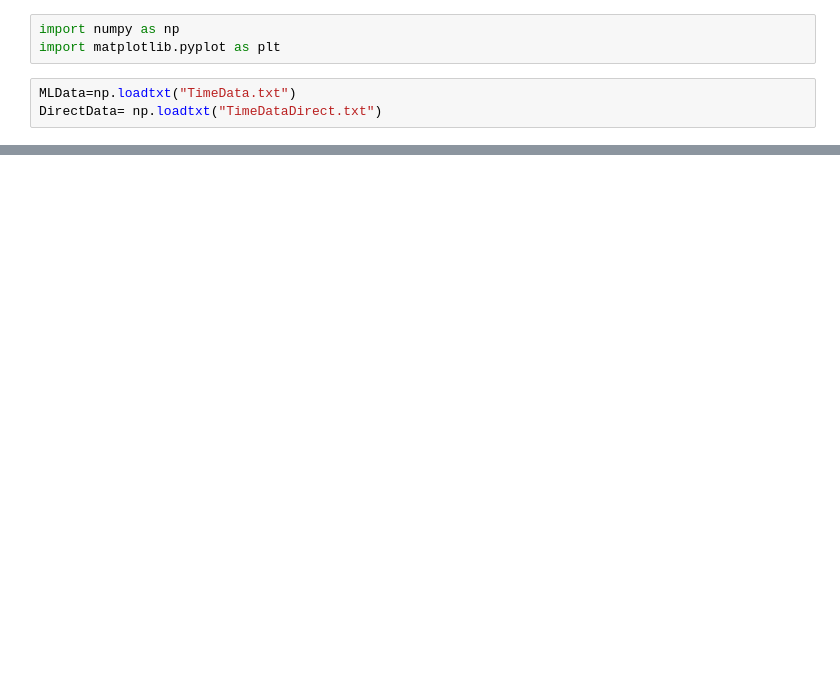
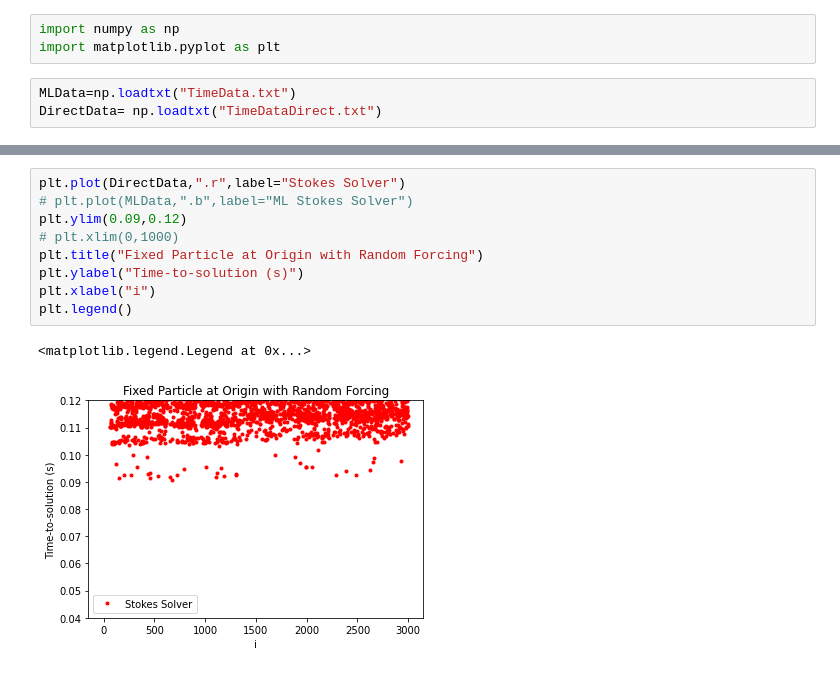
Before and after one commit to ML4FnP/GMRES-Learning-CPP, a Jupyter notebook: demo/PlotTimeResults.ipynb, the cells around one changed output, grey strips where cells are left out. Saved outputs shown, nothing was run; the diff lists cells and outputs as text; blank space fills up the shorter version.

```diff
--- a/demo/PlotTimeResults.ipynb
+++ b/demo/PlotTimeResults.ipynb
@@ -18,0 +19,12 @@ plt.legend()
+# %%
+plt.plot(DirectData,".r",label="Stokes Solver")
+# plt.plot(MLData,".b",label="ML Stokes Solver")
+plt.ylim(0.09,0.12)
+# plt.xlim(0,1000)
+plt.title("Fixed Particle at Origin with Random Forcing")
+plt.ylabel("Time-to-solution (s)")
+plt.xlabel("i")
+plt.legend()
+# %% [output]
+<matplotlib.legend.Legend at 0x...>
+[figure, added]
```
Also changed, not shown: parts of 2 cells of this notebook, 1 other file.
